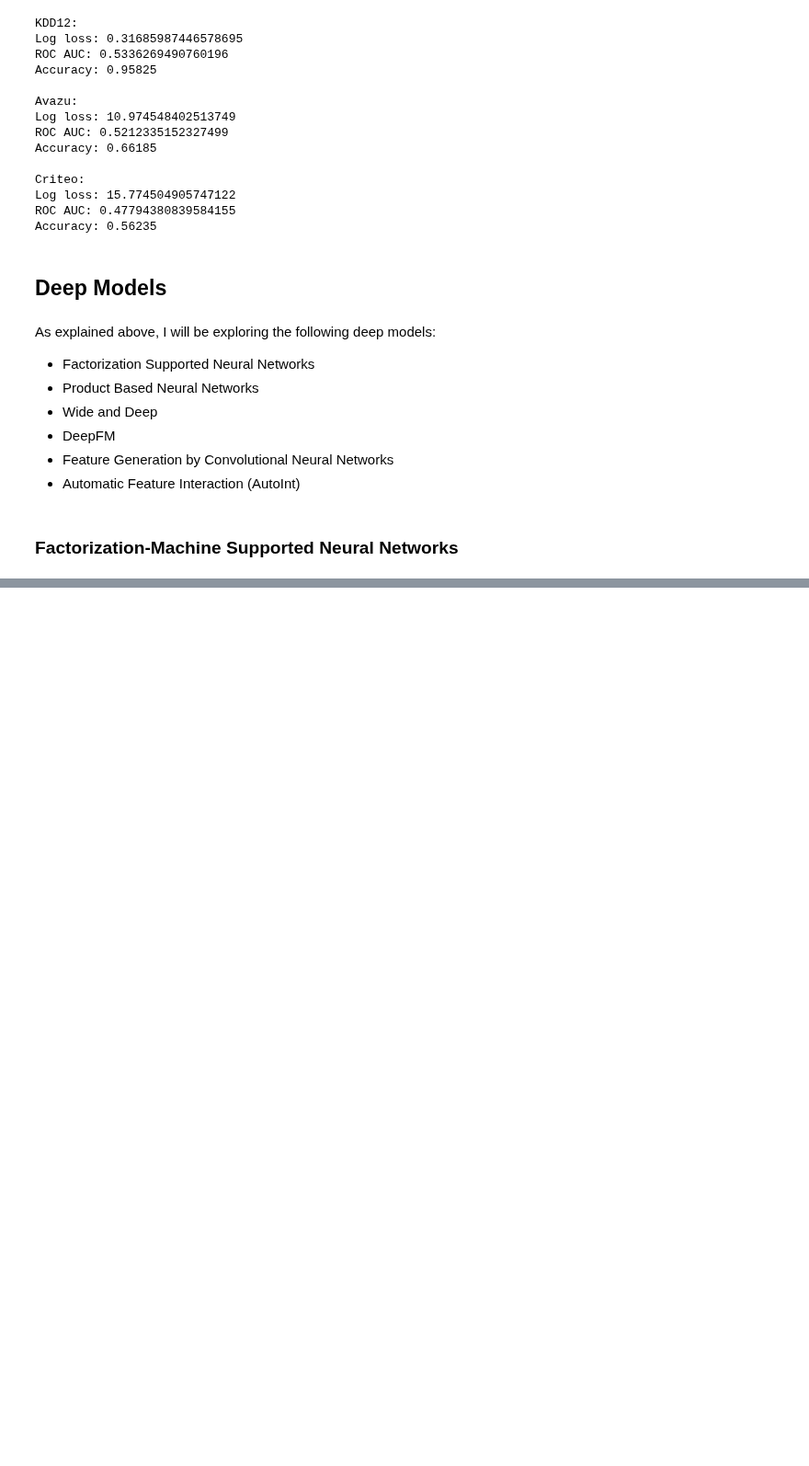
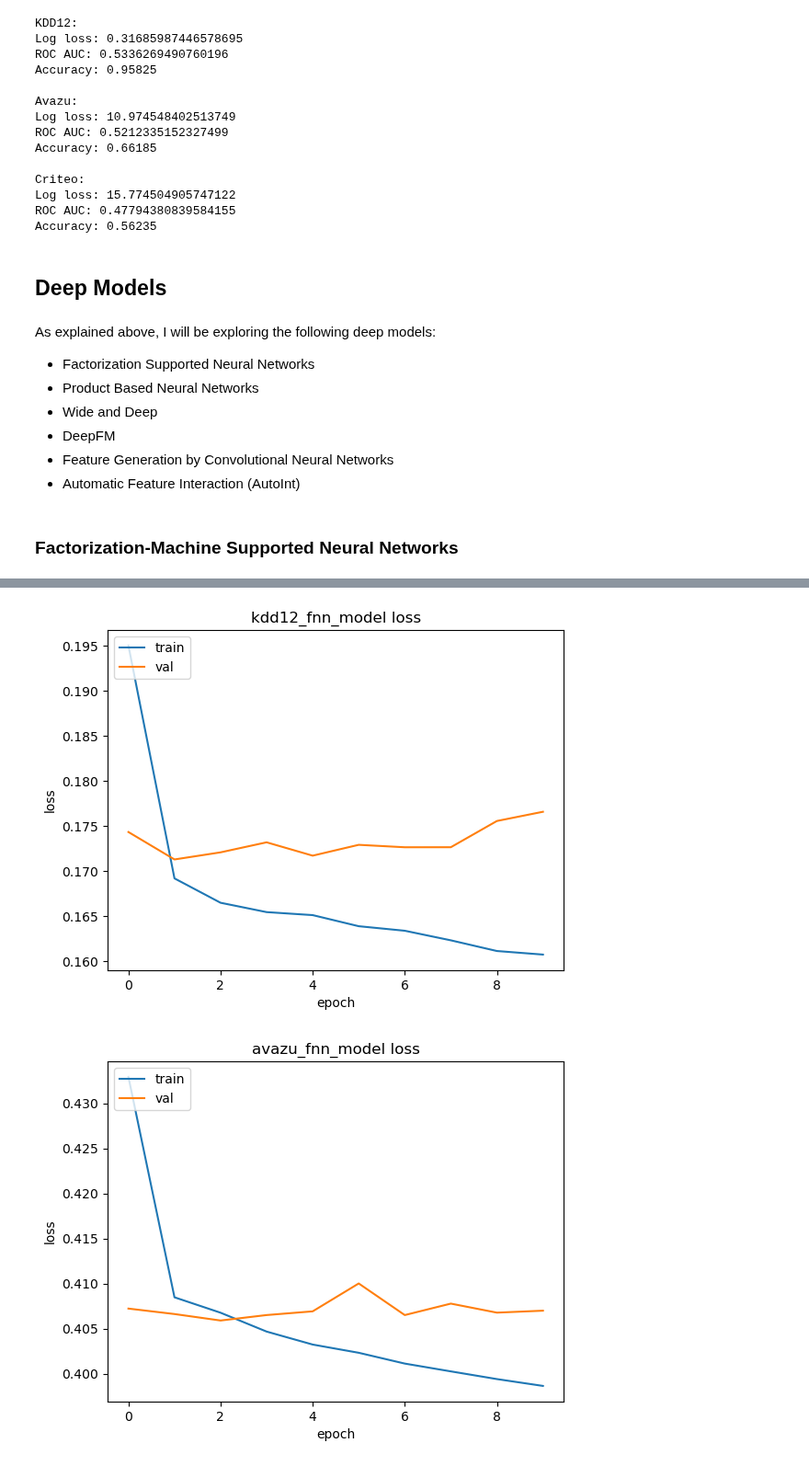
Before and after one commit to martinbatek/drl-ad-personalization, a Jupyter notebook: first_draft_notebook.ipynb, the cells around one changed output, grey strips where cells are left out. Shown at 92% size. Saved outputs shown, nothing was run; the diff lists cells and outputs as text; code cells hidden in the pictures; blank space fills up the shorter version.

Commit message:
trained fnn Models

```diff
--- a/first_draft_notebook.ipynb
+++ b/first_draft_notebook.ipynb
@@ -179,0 +154,15 @@ kdd12_train_model_input
+# %%
+# Compile the models
+kdd12_fnn_model = FNN(kdd12_linear_feature_columns, kdd12_dnn_feature_columns, task='binary')
+kdd12_fnn_model.compile("adam", "binary_crossentropy", metrics=['binary_crossentropy'], )
+
+avazu_fnn_model = FNN(avazu_linear_feature_columns, avazu_dnn_feature_columns, task='binary')
+avazu_fnn_model.compile("adam", "binary_crossentropy", metrics=['binary_crossentropy'], )
+
+criteo_fnn_model = FNN(criteo_linear_feature_columns, criteo_dnn_feature_columns, task='binary')
+criteo_fnn_model.compile("adam", "binary_crossentropy", metrics=['binary_crossentropy'], )
+# %%
+# Fit the models
+kdd12_fnn_history = kdd12_fnn_model.fit(kdd12_train_model_input, kdd12_train_y, batch_size=256, epochs=10, verbose=2, validation_split=0.2, )
+avazu_fnn_history = avazu_fnn_model.fit(avazu_train_model_input, avazu_train_y, batch_size=256, epochs=10, verbose=2, validation_split=0.2, )
+criteo_fnn_history = criteo_fnn_model.fit(criteo_train_model_input, criteo_train_y, batch_size=256, epochs=10, verbose=2, validation_split=0.2, )
@@ -179,0 +192,28 @@ kdd12_train_model_input
+# %%
+# Plot the training history
+plt.plot(kdd12_fnn_history.history['binary_crossentropy'])
+plt.plot(kdd12_fnn_history.history['val_binary_crossentropy'])
+plt.title('kdd12_fnn_model loss')
+plt.ylabel('loss')
+plt.xlabel('epoch')
+plt.legend(['train', 'val'], loc='upper left')
+plt.show()
+
+plt.plot(avazu_fnn_history.history['binary_crossentropy'])
+plt.plot(avazu_fnn_history.history['val_binary_crossentropy'])
+plt.title('avazu_fnn_model loss')
+plt.ylabel('loss')
+plt.xlabel('epoch')
+plt.legend(['train', 'val'], loc='upper left')
+plt.show()
+
+plt.plot(criteo_fnn_history.history['binary_crossentropy'])
+plt.plot(criteo_fnn_history.history['val_binary_crossentropy'])
+plt.title('criteo_fnn_model loss')
+plt.ylabel('loss')
+plt.xlabel('epoch')
+plt.legend(['train', 'val'], loc='upper left')
+plt.show()
+# %% [output]
+[figure, added]
+[figure, added]
```
Also changed, not shown: parts of 7 cells of this notebook, 4 other files.
